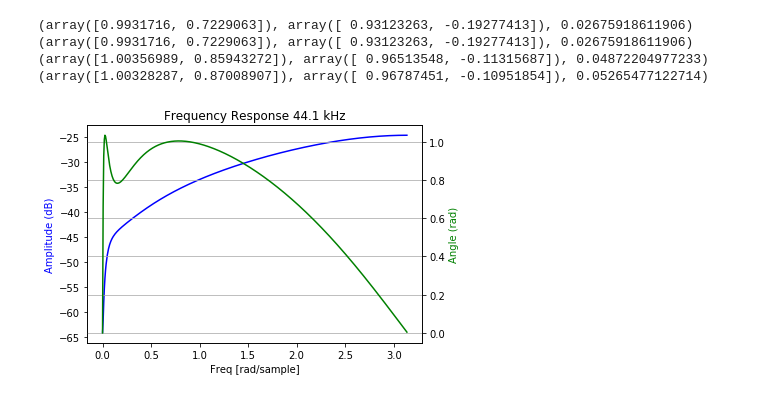
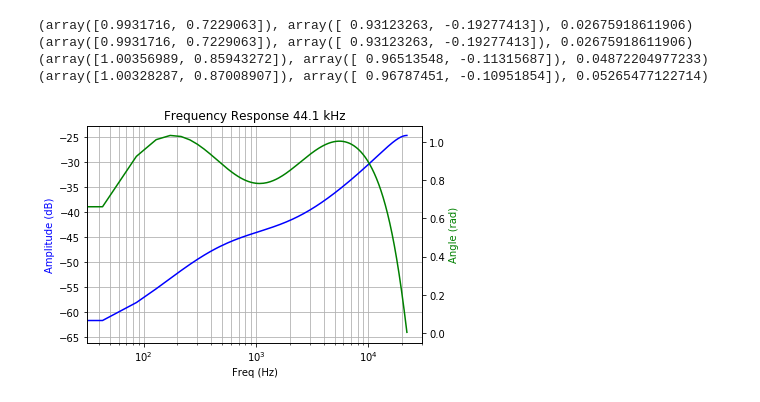
Before and after one commit to schlatterbeck/filter-optimizer, a Jupyter notebook: IIR_Filter.ipynb, the cells around one changed output. Saved outputs shown, nothing was run; the diff lists cells and outputs as text; code cells hidden in the pictures.

```diff
--- a/IIR_Filter.ipynb
+++ b/IIR_Filter.ipynb
@@ -9,19 +9,25 @@ from math import e, pi, sin, cos
 # %%
 %matplotlib inline
 # %%
-def plot_response(w, h, title = 'Frequency response') :
+def plot_response(w, h, title = 'Frequency response', f0 = None, log = False) :
     fig = plt.figure ()
     ax1 = fig.add_subplot (111)
+    if log :
+        ax1.set_xscale ('log')
     plt.title (title)
+    xlabel = 'Freq [rad/sample]'
+    if f0 is not None :
+        w = np.array (w) * f0 / (2 * pi)
+        xlabel = 'Freq (Hz)'
     plt.plot (w, 20 * np.log10 (abs (h)), 'b')
     plt.ylabel ('Amplitude (dB)', color = 'b')
-    plt.xlabel ('Freq [rad/sample]')
+    plt.xlabel (xlabel)
+    plt.grid (which = 'both')
 
     ax2 = ax1.twinx ()
     angles = np.unwrap (np.angle (h))
     plt.plot (w, angles, 'g')
     plt.ylabel ('Angle (rad)', color = 'g')
-    plt.grid ()
     plt.axis ('tight')
     plt.show ()
 # %%
@@ -338,6 +395,6 @@ for k in riaa :
 (array([1.00356989, 0.85943272]), array([ 0.96513548, -0.11315687]), 0.04872204977233)
 (array([1.00328287, 0.87008907]), array([ 0.96787451, -0.10951854]), 0.05265477122714)
 # %%
-plot_response (riaa ['44.1']['w'], riaa ['44.1']['h'], 'Frequency Response 44.1 kHz')
+plot_response (riaa ['44.1']['w'], riaa ['44.1']['h'], 'Frequency Response 44.1 kHz', 44100, log = True)
 # %% [output]
-[figure, old version]
+[figure, new version]
```
Also changed, not shown: parts of 17 cells of this notebook.
